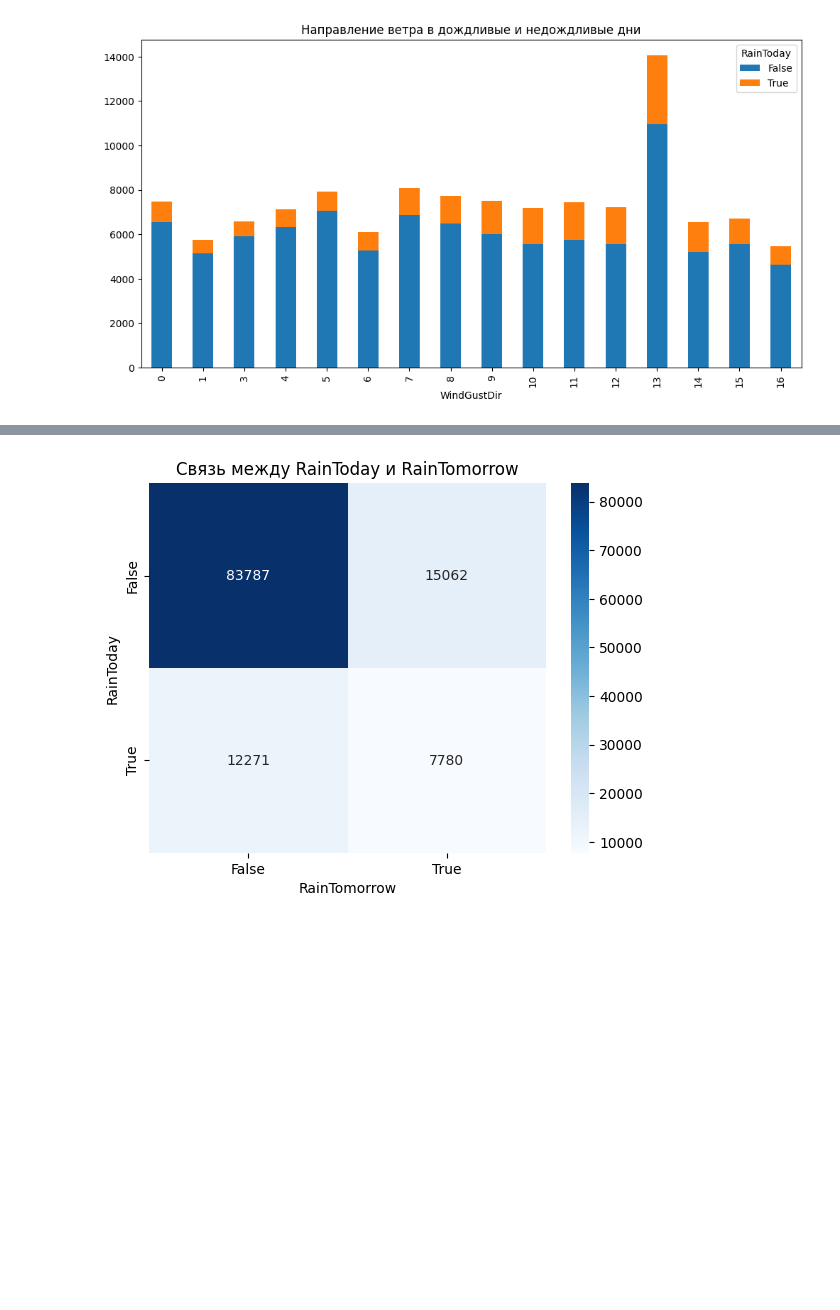
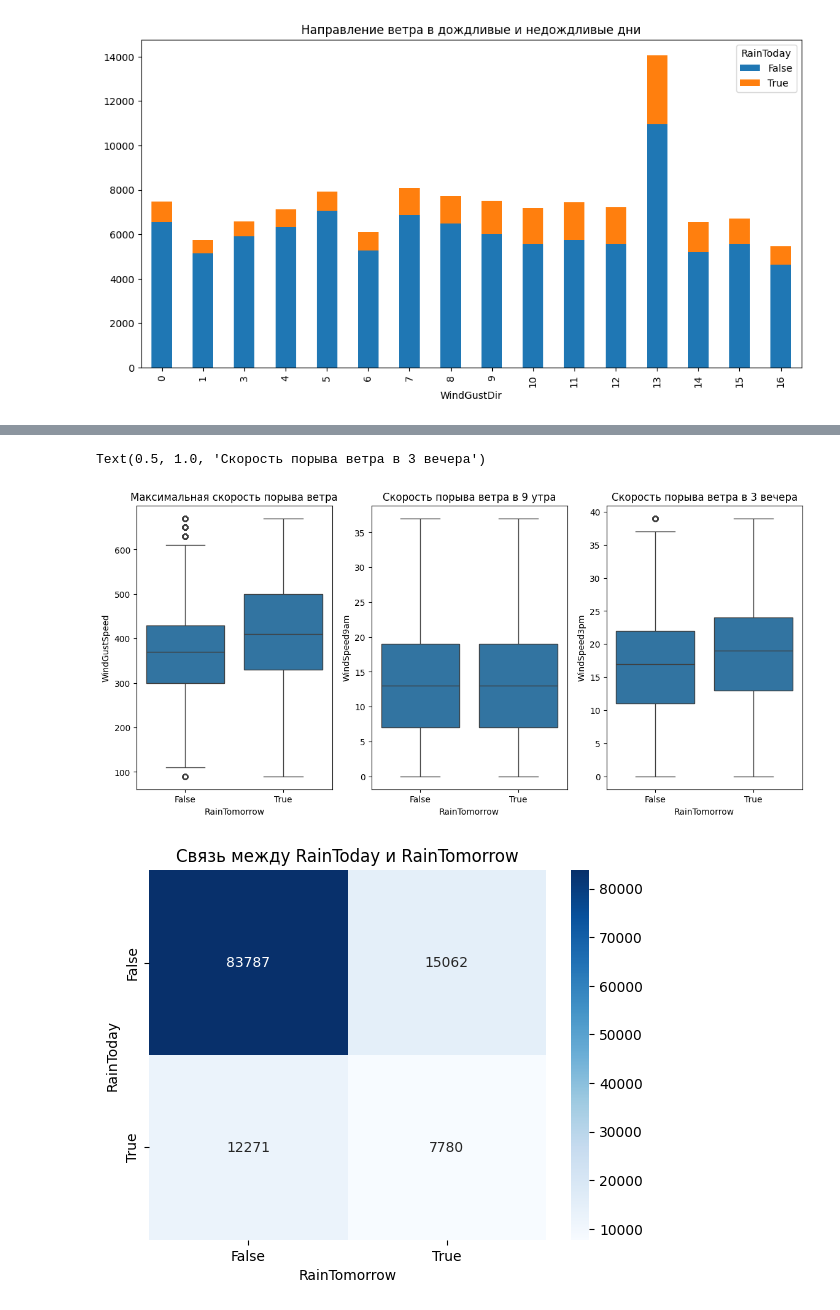
Before and after one commit to TimeFixer/OMGTUSem4, a Jupyter notebook: ML/2.ipynb, the cells around one changed output, grey strips where cells are left out. Cells and saved outputs as stored; diff of their text form; code cells hidden in the pictures; blank space fills up the shorter version.

```diff
--- a/ML/2.ipynb
+++ b/ML/2.ipynb
@@ -668,3 +702,17 @@ Text(0.5, 1.0, 'Скорость порыва ветра в 3 вечера')
+# %%
+fig, axes = plt.subplots(1, 3, figsize=(14, 6))
+
+sns.boxplot(ax=axes[0], x='RainTomorrow', y='WindGustSpeed', data=filteredata)
+axes[0].set_title('Максимальная скорость порыва ветра')
+
+sns.boxplot(ax=axes[1], x='RainTomorrow', y='WindSpeed9am', data=filteredata)
+axes[1].set_title('Скорость порыва ветра в 9 утра')
+
+sns.boxplot(ax=axes[2], x='RainTomorrow', y='WindSpeed3pm', data=filteredata)
+axes[2].set_title('Скорость порыва ветра в 3 вечера')
+# %% [output]
+Text(0.5, 1.0, 'Скорость порыва ветра в 3 вечера')
+[figure, added]
 # %%
 contingency_table = pd.crosstab(filteredata['RainToday'], filteredata['RainTomorrow'])
 sns.heatmap(contingency_table, annot=True, fmt='d', cmap='Blues')
```
Also changed, not shown: parts of 6 cells of this notebook.
